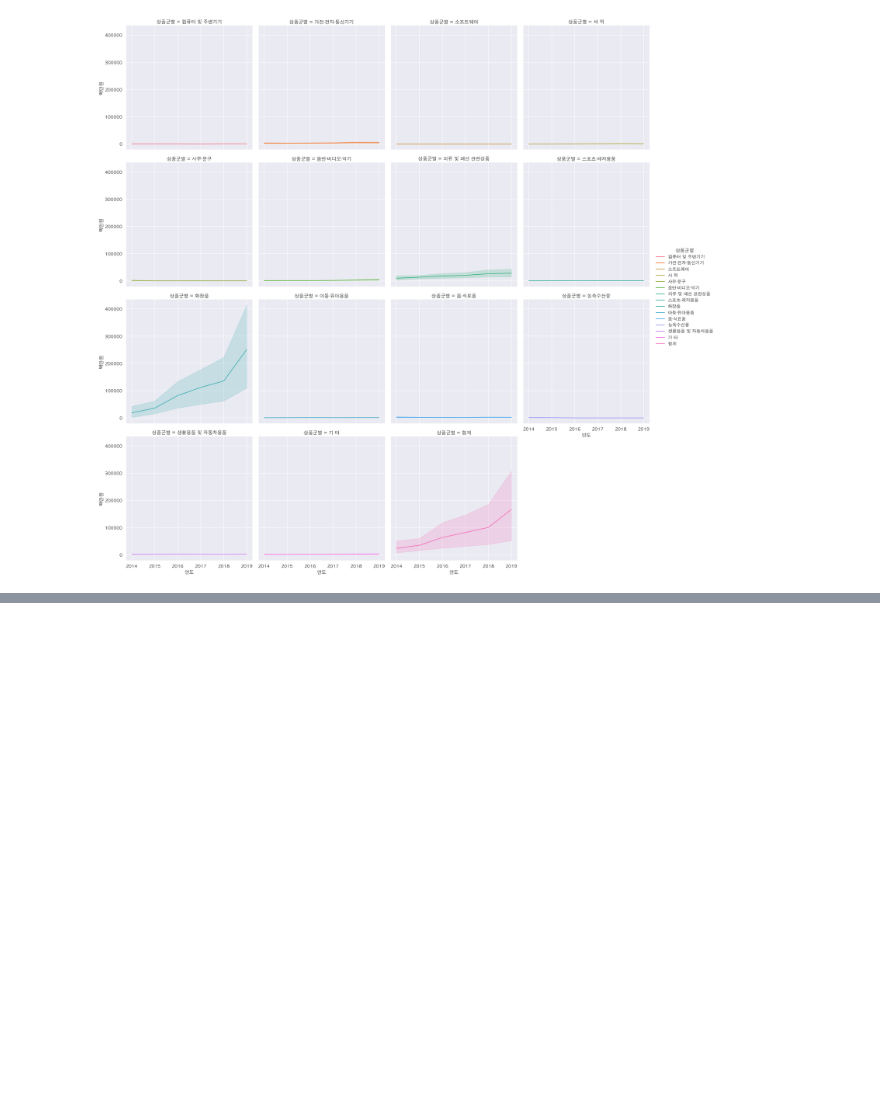
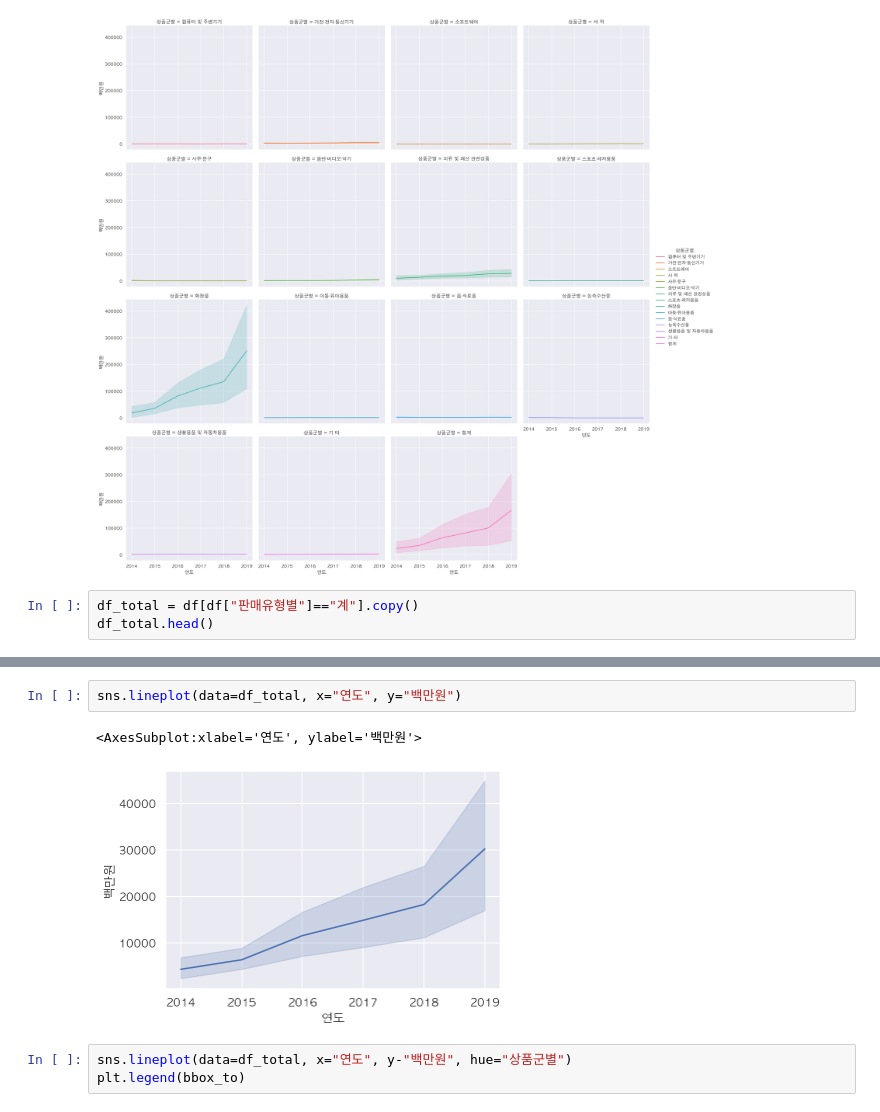
Before and after one commit to n-y-kim/BoostCourse-DataScience, a Jupyter notebook: 1-5/1-5.ipynb, the cells around one changed output, grey strips where cells are left out. Cells and saved outputs as stored; diff of their text form; blank space fills up the shorter version.

```diff
--- a/1-5/1-5.ipynb
+++ b/1-5/1-5.ipynb
@@ -175,3 +175,6 @@ sns.relplot(data=df_total, x="연도", y="백만원",
 # %% [output]
 <seaborn.axisgrid.FacetGrid at 0x...>
 [figure]
+# %%
+df_total = df[df["판매유형별"]=="계"].copy()
+df_total.head()
@@ -177,0 +188,8 @@ sns.relplot(data=df_total, x="연도", y="백만원",
+# %%
+sns.lineplot(data=df_total, x="연도", y="백만원")
+# %% [output]
+<AxesSubplot:xlabel='연도', ylabel='백만원'>
+[figure, added]
+# %%
+sns.lineplot(data=df_total, x="연도", y-"백만원", hue="상품군별")
+plt.legend(bbox_to)
```
Also changed, not shown: parts of 2 cells of this notebook, 5 other files.
